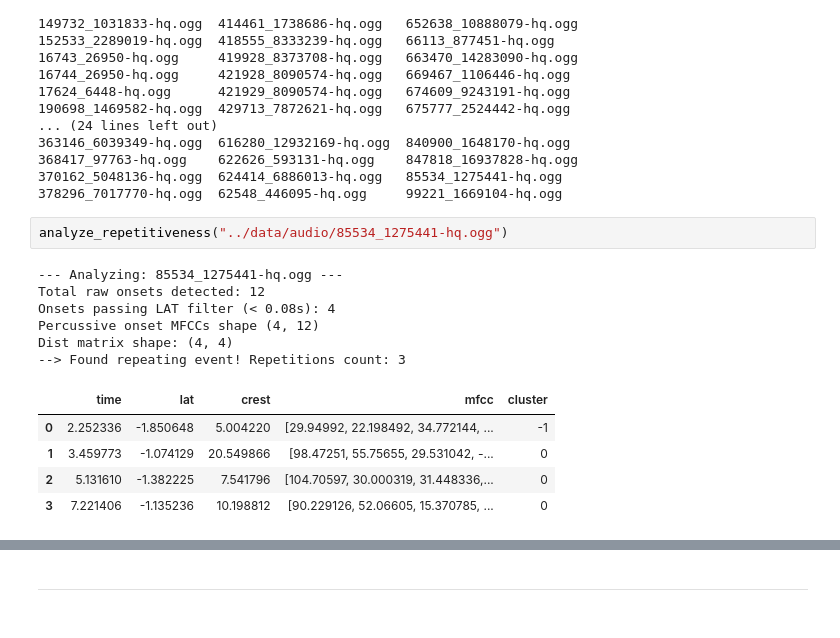
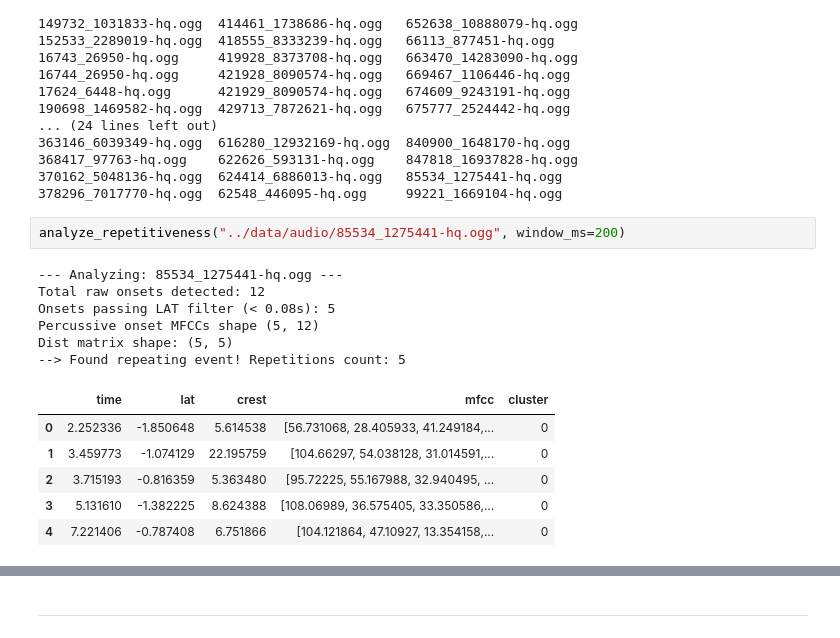
Before and after one commit to morehovschi/repepep, a Jupyter notebook: src/querier.ipynb, the cells around one changed output, grey strips where cells are left out. Drawn from its saved outputs; the diff is of its cells as text.

```diff
--- a/src/querier.ipynb
+++ b/src/querier.ipynb
@@ -441,16 +430,17 @@ Detected 15 onsets via complex ODF.
 370162_5048136-hq.ogg  624414_6886013-hq.ogg   85534_1275441-hq.ogg
 378296_7017770-hq.ogg  62548_446095-hq.ogg     99221_1669104-hq.ogg
 # %%
-analyze_repetitiveness("../data/audio/85534_1275441-hq.ogg")
+analyze_repetitiveness("../data/audio/85534_1275441-hq.ogg", window_ms=200)
 # %% [output]
 --- Analyzing: 85534_1275441-hq.ogg ---
 Total raw onsets detected: 12
-Onsets passing LAT filter (< 0.08s): 4
-Percussive onset MFCCs shape (4, 12)
-Dist matrix shape: (4, 4)
---> Found repeating event! Repetitions count: 3
+Onsets passing LAT filter (< 0.08s): 5
+Percussive onset MFCCs shape (5, 12)
+Dist matrix shape: (5, 5)
+--> Found repeating event! Repetitions count: 5
 |  | time | lat | crest | mfcc | cluster |
-| 0 | 2.252336 | -1.850648 | 5.004220 | [29.94992, 22.198492, 34.772144, ... | -1 |
-| 1 | 3.459773 | -1.074129 | 20.549866 | [98.47251, 55.75655, 29.531042, -... | 0 |
-| 2 | 5.131610 | -1.382225 | 7.541796 | [104.70597, 30.000319, 31.448336,... | 0 |
-| 3 | 7.221406 | -1.135236 | 10.198812 | [90.229126, 52.06605, 15.370785, ... | 0 |
+| 0 | 2.252336 | -1.850648 | 5.614538 | [56.731068, 28.405933, 41.249184,... | 0 |
+| 1 | 3.459773 | -1.074129 | 22.195759 | [104.66297, 54.038128, 31.014591,... | 0 |
+| 2 | 3.715193 | -0.816359 | 5.363480 | [95.72225, 55.167988, 32.940495, ... | 0 |
+| 3 | 5.131610 | -1.382225 | 8.624388 | [108.06989, 36.575405, 33.350586,... | 0 |
+| 4 | 7.221406 | -0.787408 | 6.751866 | [104.121864, 47.10927, 13.354158,... | 0 |
```
Also changed, not shown: parts of 12 cells of this notebook, 3 other files.
